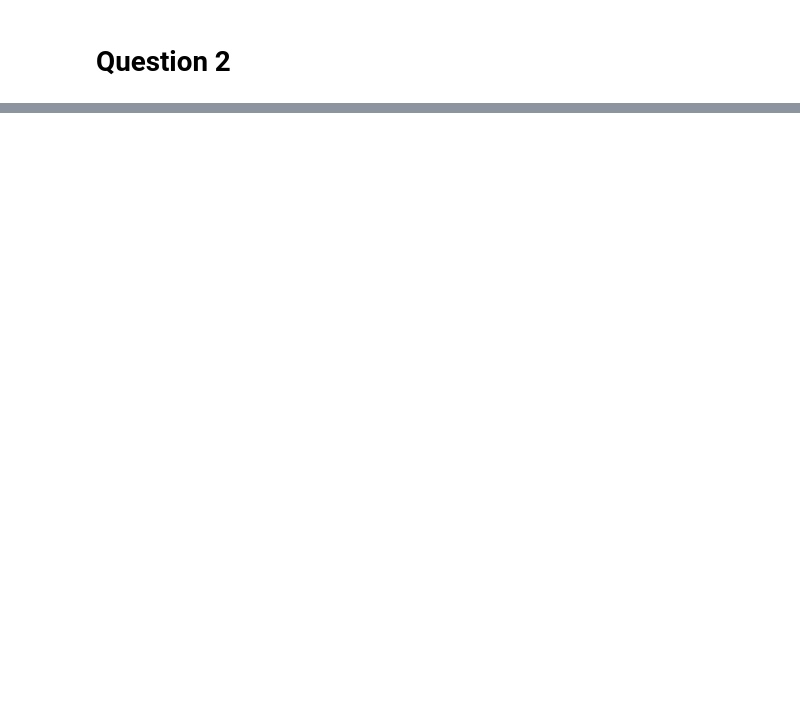
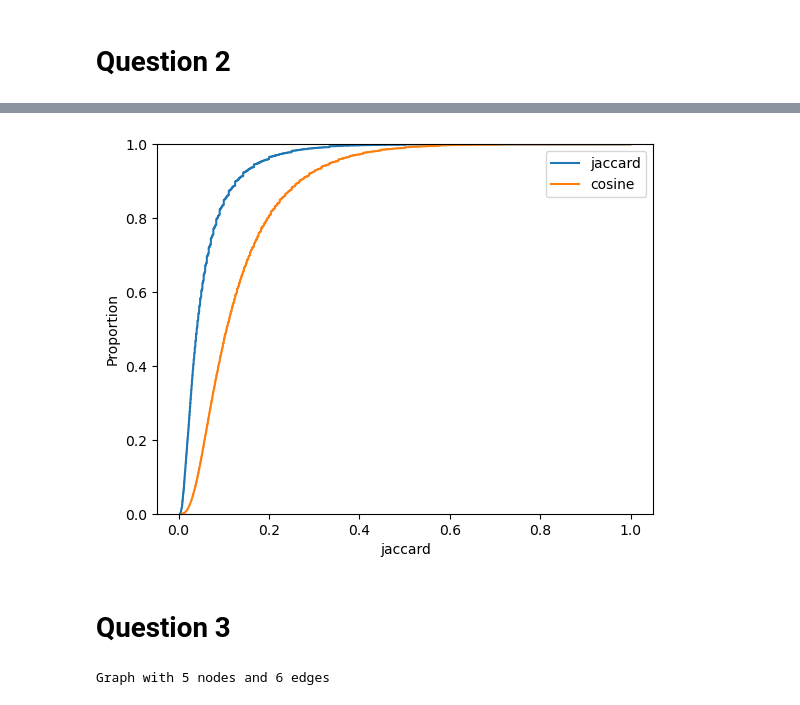
Before and after one commit to Isaacwilliam4/graphmining, a Jupyter notebook: assignments/assignment4.ipynb, the cells around one changed output, grey strips where cells are left out. Drawn from its saved outputs; the diff is of its cells as text; code cells hidden in the pictures; blank space fills up the shorter version.

```diff
--- a/assignments/assignment4.ipynb
+++ b/assignments/assignment4.ipynb
@@ -145,0 +119,20 @@ $C = \frac{15}{17} \approx .882$
+# %%
+def get_cosine_similarity(graph:Graph, pair:tuple):
+    node1, node2 = pair
+    node1_neighbors = set(nx.neighbors(graph, node1))
+    node2_neighbors = set(nx.neighbors(graph, node2))
+    intersection = set.intersection(node1_neighbors, node2_neighbors)
+    inter_size = len(intersection)
+
+    sqrt_deg_1 = np.sqrt(nx.degree(graph, node1))
+    sqrt_deg_2 = np.sqrt(nx.degree(graph, node2))
+
+    return inter_size / (sqrt_deg_1 * sqrt_deg_2)
+
+def get_jaccard_similarity(graph:Graph, pair:tuple):
+    node1, node2 = pair
+    node1_neighbors = set(nx.neighbors(graph, node1))
+    node2_neighbors = set(nx.neighbors(graph, node2))
+    intersection = set.intersection(node1_neighbors, node2_neighbors)
+    union = set.union(node1_neighbors, node2_neighbors)
+    return len(intersection) / len(union)
@@ -145,0 +149,4 @@ $C = \frac{15}{17} \approx .882$
+# %%
+asia_graph = Graph()
+asia_graph.add_edges_from(asia_df.values)
+print(asia_graph)
@@ -145,0 +155,3 @@ $C = \frac{15}{17} \approx .882$
+# %%
+stats_df = pd.DataFrame({}, columns=['node1', 'node2', 'jaccard', 'cosine'])
+stats_df.head()
@@ -145,0 +160,10 @@ $C = \frac{15}{17} \approx .882$
+# %%
+nodes = asia_graph.nodes
+for node1 in tqdm(nodes):
+    for node2 in nodes:
+        if node1 != node2:
+            cosine = get_cosine_similarity(asia_graph, (node1, node2))
+            jaccard = get_jaccard_similarity(asia_graph, (node1, node2))
+            if (cosine + jaccard) > 0:
+                row = pd.DataFrame({"node1":[node1], "node2":[node2], "jaccard":[jaccard], "cosine":[cosine]})
+                stats_df = pd.concat([stats_df, row], ignore_index=True)
@@ -145,0 +188,22 @@ $C = \frac{15}{17} \approx .882$
+# %%
+sns.ecdfplot(stats_df['jaccard'], label='jaccard')
+sns.ecdfplot(stats_df['cosine'], label='cosine')
+plt.legend()
+plt.show()
+# %% [output]
+[figure, added]
+# %% [markdown]
+# Question 3
+# %%
+n_graph = Graph()
+n_graph.add_edges_from([
+    (1,2),
+    (1,3),
+    (2,4),
+    (3,4),
+    (2,5),
+    (4,5),
+])
+print(n_graph)
+# %% [output]
+Graph with 5 nodes and 6 edges
```
Also changed, not shown: parts of 14 cells of this notebook.
